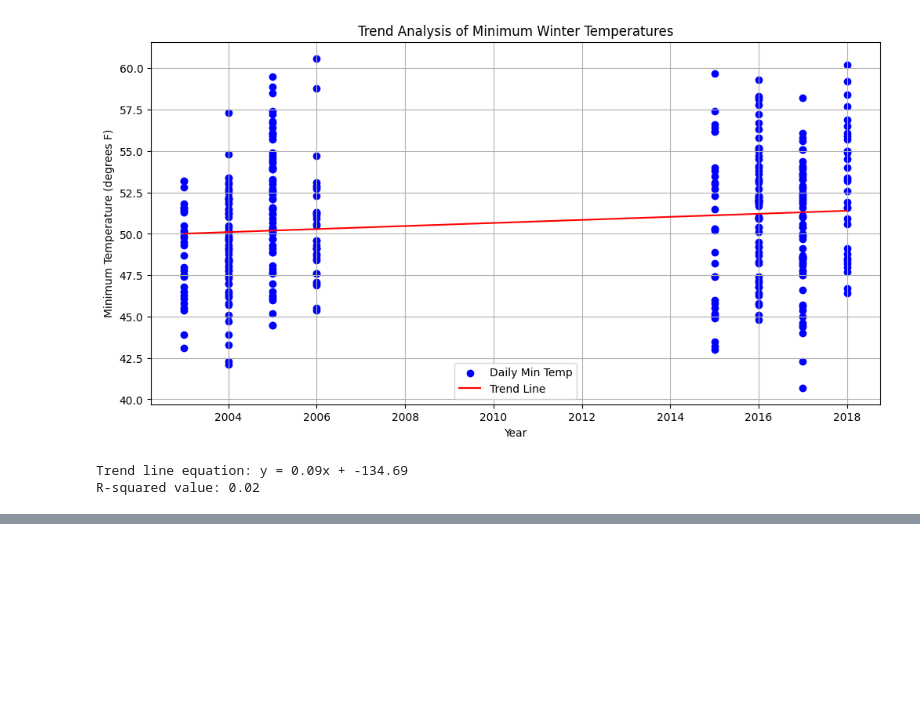
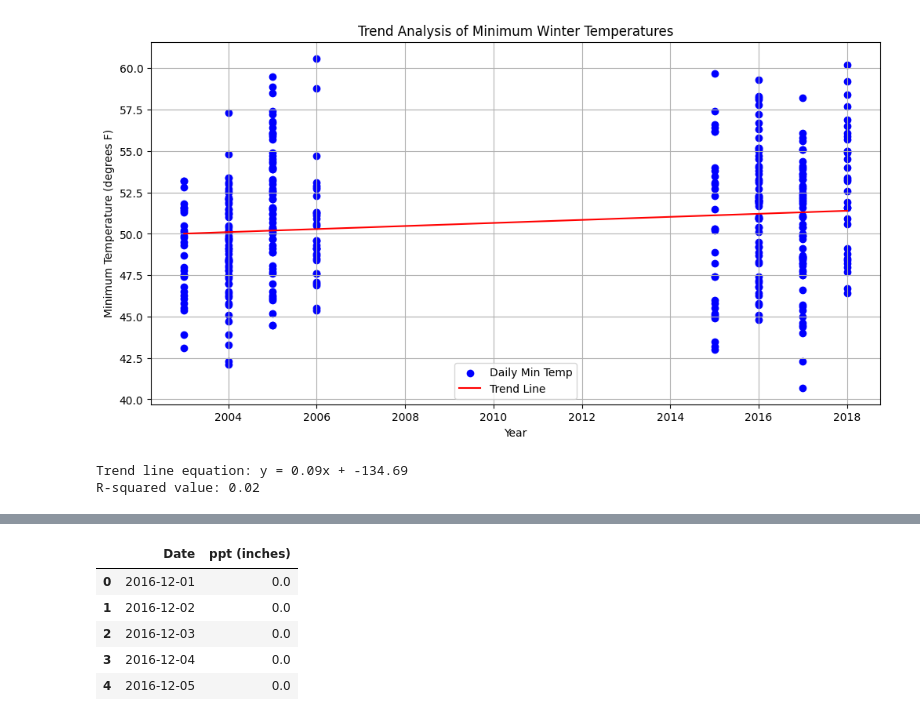
Before and after one commit to jmatrone/CEE609_Research_Project, a Jupyter notebook: Torrey_Pines.ipynb, the cells around one changed output, grey strips where cells are left out. Saved outputs shown, nothing was run; the diff lists cells and outputs as text; code cells hidden in the pictures; blank space fills up the shorter version.

```diff
--- a/Torrey_Pines.ipynb
+++ b/Torrey_Pines.ipynb
@@ -479,0 +491,11 @@ R-squared value: 0.02
+# %%
+# Read CSV file with Pandas and skip the first ten rows for 2016-17 percipitation
+winter17percip = pd.read_csv('percip_dec16_feb17.csv', skiprows=10)
+winter17percip.head()
+# %% [output]
+|  | Date | ppt (inches) |
+| 0 | 2016-12-01 | 0.0 |
+| 1 | 2016-12-02 | 0.0 |
+| 2 | 2016-12-03 | 0.0 |
+| 3 | 2016-12-04 | 0.0 |
+| 4 | 2016-12-05 | 0.0 |
```
Also changed, not shown: parts of 8 cells of this notebook.
